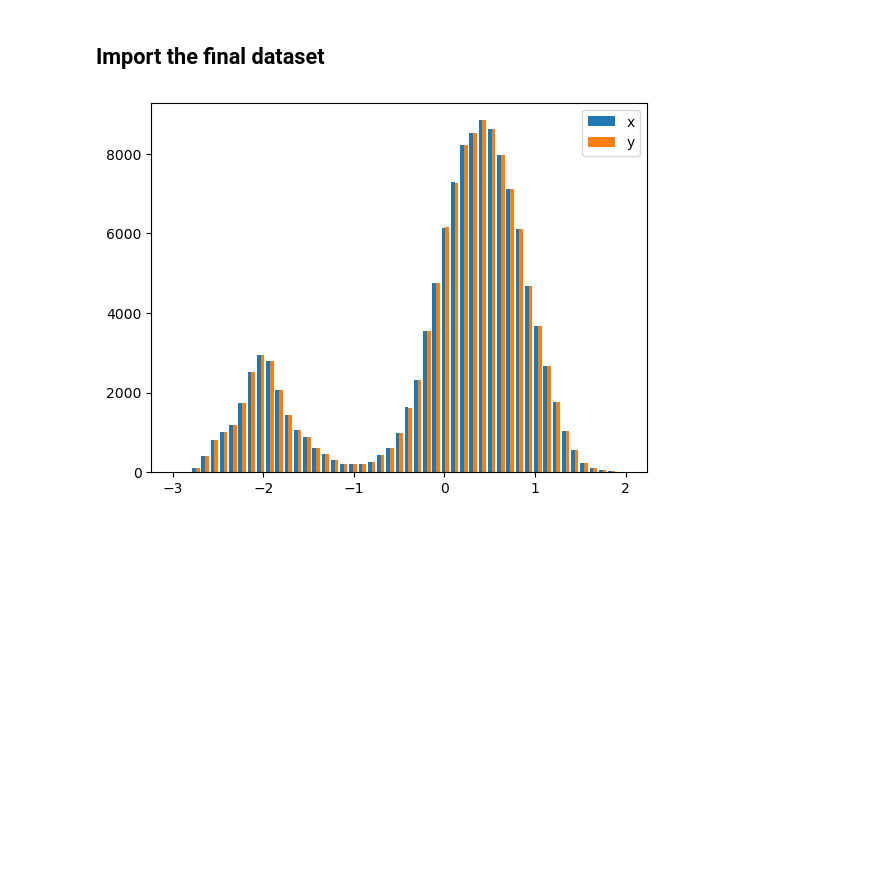
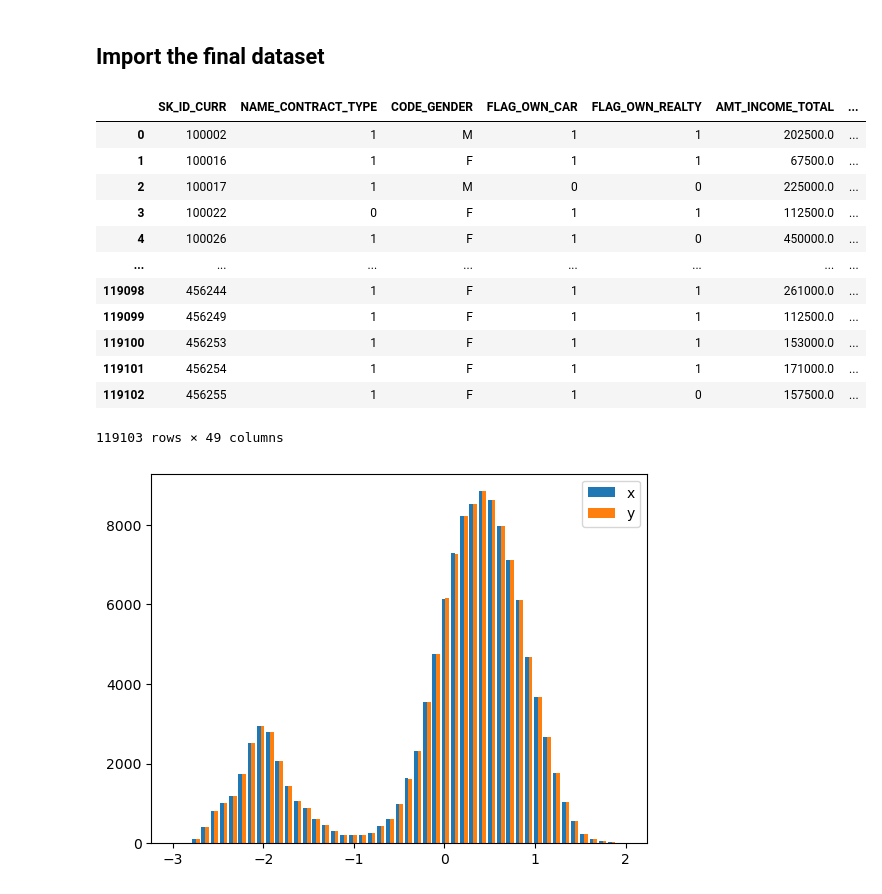
Before and after one commit to theayang/DATA_403_Project_2, a Jupyter notebook: Modeling.ipynb, the cells around one changed output. Drawn from its saved outputs; the diff is of its cells as text; code cells hidden in the pictures; blank space fills up the shorter version.

```diff
--- a/Modeling.ipynb
+++ b/Modeling.ipynb
@@ -14,6 +14,22 @@ import numpy as np
 credit = pd.read_csv('cleaned_training_data.csv')
 credit_X = credit.drop(columns='TARGET')
 credit_Y = credit['TARGET']
+# %%
+credit_X
+# %% [output]
+|  | SK_ID_CURR | NAME_CONTRACT_TYPE | CODE_GENDER | FLAG_OWN_CAR | FLAG_OWN_REALTY | AMT_INCOME_TOTAL | ... |
+| 0 | 100002 | 1 | M | 1 | 1 | 202500.0 | ... |
+| 1 | 100016 | 1 | F | 1 | 1 | 67500.0 | ... |
+| 2 | 100017 | 1 | M | 0 | 0 | 225000.0 | ... |
+| 3 | 100022 | 0 | F | 1 | 1 | 112500.0 | ... |
+| 4 | 100026 | 1 | F | 1 | 0 | 450000.0 | ... |
+| ... | ... | ... | ... | ... | ... | ... | ... |
+| 119098 | 456244 | 1 | F | 1 | 1 | 261000.0 | ... |
+| 119099 | 456249 | 1 | F | 1 | 1 | 112500.0 | ... |
+| 119100 | 456253 | 1 | F | 1 | 1 | 153000.0 | ... |
+| 119101 | 456254 | 1 | F | 1 | 1 | 171000.0 | ... |
+| 119102 | 456255 | 1 | F | 1 | 0 | 157500.0 | ... |
+119103 rows × 49 columns
 # %%
 test_X = pd.read_csv('cleaned_test_data.csv')
 # %%
```
Also changed, not shown: 1 other file.
